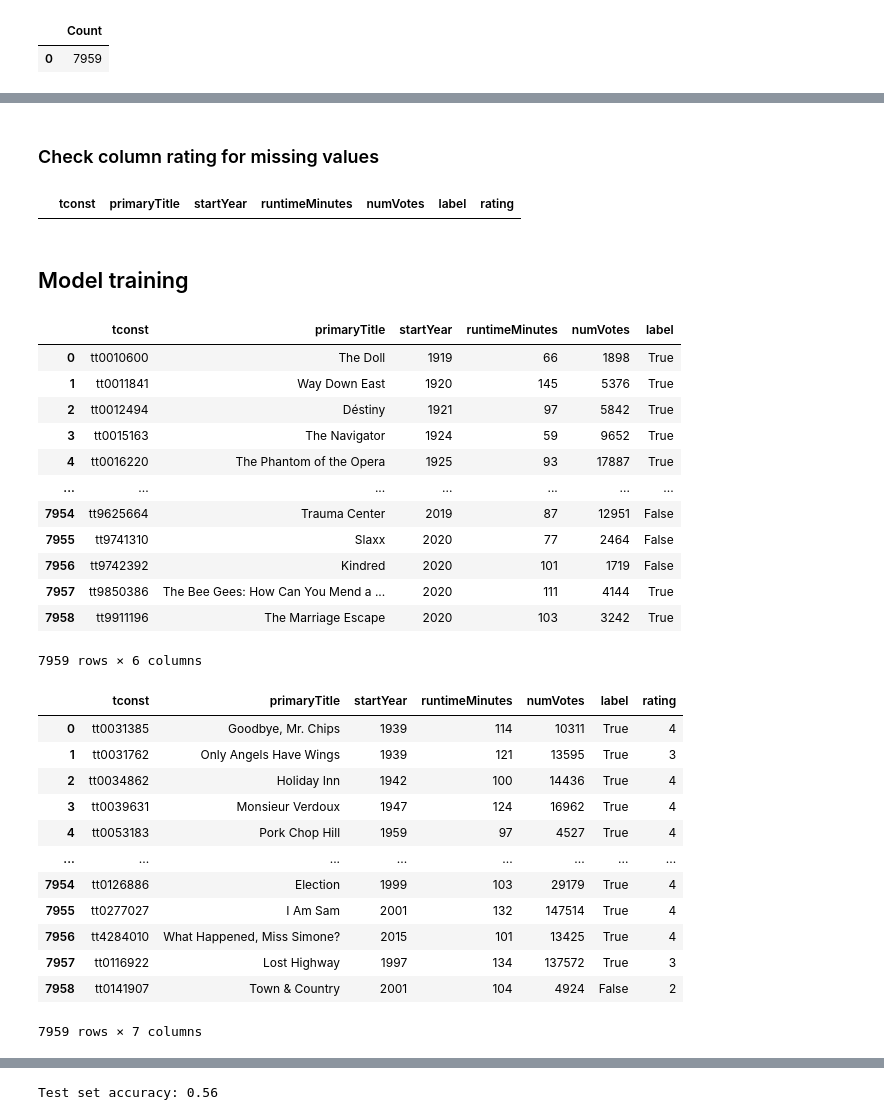
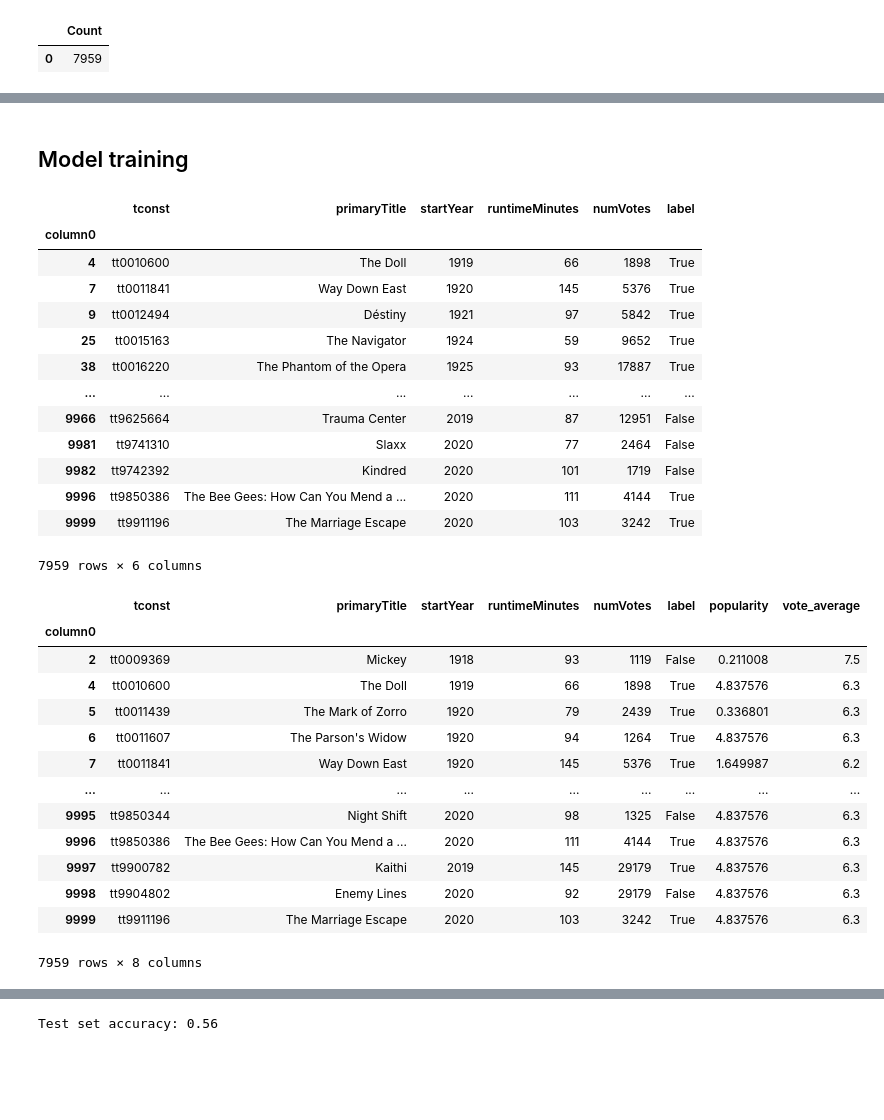
Before and after one commit to Rohan-Deshamudre/big-data-course-2022-projects, a Jupyter notebook: imdb/IMDB-Revisited.ipynb, the cells around one changed output, grey strips where cells are left out. Cells and saved outputs as stored; diff of their text form; code cells hidden in the pictures; blank space fills up the shorter version.

```diff
--- a/imdb/IMDB-Revisited.ipynb
+++ b/imdb/IMDB-Revisited.ipynb
@@ -576,45 +603,40 @@ con.execute('''SELECT * FROM merged_training_set''').fetchdf()
-# %% [markdown]
-### Check column rating for missing values
-# %%
-con.execute('''
-    SELECT * FROM merged_training_set
-    WHERE rating IS NULL
-''').fetchdf()
-# %% [output]
-|  | tconst | primaryTitle | startYear | runtimeMinutes | numVotes | label | rating |
 # %% [markdown]
 ## Model training
 # %%
-df = con.execute('''SELECT * FROM training_set''').fetchdf()
-df
+df_1 = con.execute('''SELECT * FROM training_set''').fetchdf()
+df_1 = df_1.set_index('column0')
+df_1
 # %% [output]
 |  | tconst | primaryTitle | startYear | runtimeMinutes | numVotes | label |
-| 0 | tt0010600 | The Doll | 1919 | 66 | 1898 | True |
-| 1 | tt0011841 | Way Down East | 1920 | 145 | 5376 | True |
-| 2 | tt0012494 | Déstiny | 1921 | 97 | 5842 | True |
-| 3 | tt0015163 | The Navigator | 1924 | 59 | 9652 | True |
-| 4 | tt0016220 | The Phantom of the Opera | 1925 | 93 | 17887 | True |
+| column0 |  |  |  |  |  |  |
+| 4 | tt0010600 | The Doll | 1919 | 66 | 1898 | True |
+| 7 | tt0011841 | Way Down East | 1920 | 145 | 5376 | True |
+| 9 | tt0012494 | Déstiny | 1921 | 97 | 5842 | True |
+| 25 | tt0015163 | The Navigator | 1924 | 59 | 9652 | True |
+| 38 | tt0016220 | The Phantom of the Opera | 1925 | 93 | 17887 | True |
 | ... | ... | ... | ... | ... | ... | ... |
-| 7954 | tt9625664 | Trauma Center | 2019 | 87 | 12951 | False |
-| 7955 | tt9741310 | Slaxx | 2020 | 77 | 2464 | False |
-| 7956 | tt9742392 | Kindred | 2020 | 101 | 1719 | False |
-| 7957 | tt9850386 | The Bee Gees: How Can You Mend a ... | 2020 | 111 | 4144 | True |
-| 7958 | tt9911196 | The Marriage Escape | 2020 | 103 | 3242 | True |
+| 9966 | tt9625664 | Trauma Center | 2019 | 87 | 12951 | False |
+| 9981 | tt9741310 | Slaxx | 2020 | 77 | 2464 | False |
+| 9982 | tt9742392 | Kindred | 2020 | 101 | 1719 | False |
+| 9996 | tt9850386 | The Bee Gees: How Can You Mend a ... | 2020 | 111 | 4144 | True |
+| 9999 | tt9911196 | The Marriage Escape | 2020 | 103 | 3242 | True |
 7959 rows × 6 columns
 # %%
-df_merged = con.execute('''SELECT * FROM merged_training_set''').fetchdf()
-df_merged
+df_2 = con.execute('''SELECT * FROM merged_training_set''').fetchdf()
+df_2 = df_2.set_index('column0')
+df_2
 # %% [output]
-|  | tconst | primaryTitle | startYear | runtimeMinutes | numVotes | label | rating |
-| 0 | tt0031385 | Goodbye, Mr. Chips | 1939 | 114 | 10311 | True | 4 |
-| 1 | tt0031762 | Only Angels Have Wings | 1939 | 121 | 13595 | True | 3 |
-| 2 | tt0034862 | Holiday Inn | 1942 | 100 | 14436 | True | 4 |
-| 3 | tt0039631 | Monsieur Verdoux | 1947 | 124 | 16962 | True | 4 |
-| 4 | tt0053183 | Pork Chop Hill | 1959 | 97 | 4527 | True | 4 |
-| ... | ... | ... | ... | ... | ... | ... | ... |
-| 7954 | tt0126886 | Election | 1999 | 103 | 29179 | True | 4 |
-| 7955 | tt0277027 | I Am Sam | 2001 | 132 | 147514 | True | 4 |
-| 7956 | tt4284010 | What Happened, Miss Simone? | 2015 | 101 | 13425 | True | 4 |
-| 7957 | tt0116922 | Lost Highway | 1997 | 134 | 137572 | True | 3 |
-| 7958 | tt0141907 | Town & Country | 2001 | 104 | 4924 | False | 2 |
+|  | tconst | primaryTitle | startYear | runtimeMinutes | numVotes | label | popularity | vote_average |
+| column0 |  |  |  |  |  |  |  |  |
+| 2 | tt0009369 | Mickey | 1918 | 93 | 1119 | False | 0.211008 | 7.5 |
+| 4 | tt0010600 | The Doll | 1919 | 66 | 1898 | True | 4.837576 | 6.3 |
+| 5 | tt0011439 | The Mark of Zorro | 1920 | 79 | 2439 | True | 0.336801 | 6.3 |
+| 6 | tt0011607 | The Parson's Widow | 1920 | 94 | 1264 | True | 4.837576 | 6.3 |
+| 7 | tt0011841 | Way Down East | 1920 | 145 | 5376 | True | 1.649987 | 6.2 |
+| ... | ... | ... | ... | ... | ... | ... | ... | ... |
+| 9995 | tt9850344 | Night Shift | 2020 | 98 | 1325 | False | 4.837576 | 6.3 |
+| 9996 | tt9850386 | The Bee Gees: How Can You Mend a ... | 2020 | 111 | 4144 | True | 4.837576 | 6.3 |
+| 9997 | tt9900782 | Kaithi | 2019 | 145 | 29179 | True | 4.837576 | 6.3 |
+| 9998 | tt9904802 | Enemy Lines | 2020 | 92 | 29179 | False | 4.837576 | 6.3 |
+| 9999 | tt9911196 | The Marriage Escape | 2020 | 103 | 3242 | True | 4.837576 | 6.3 |
-7959 rows × 7 columns
+7959 rows × 8 columns
```
Also changed, not shown: parts of 78 cells of this notebook, 4 other files.
